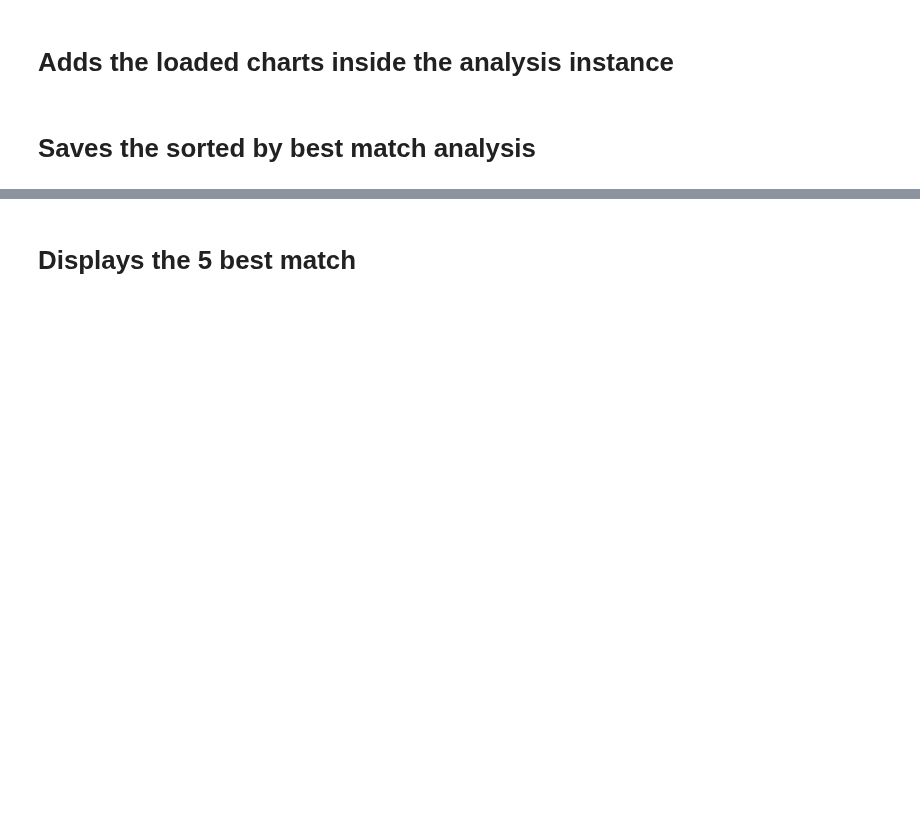
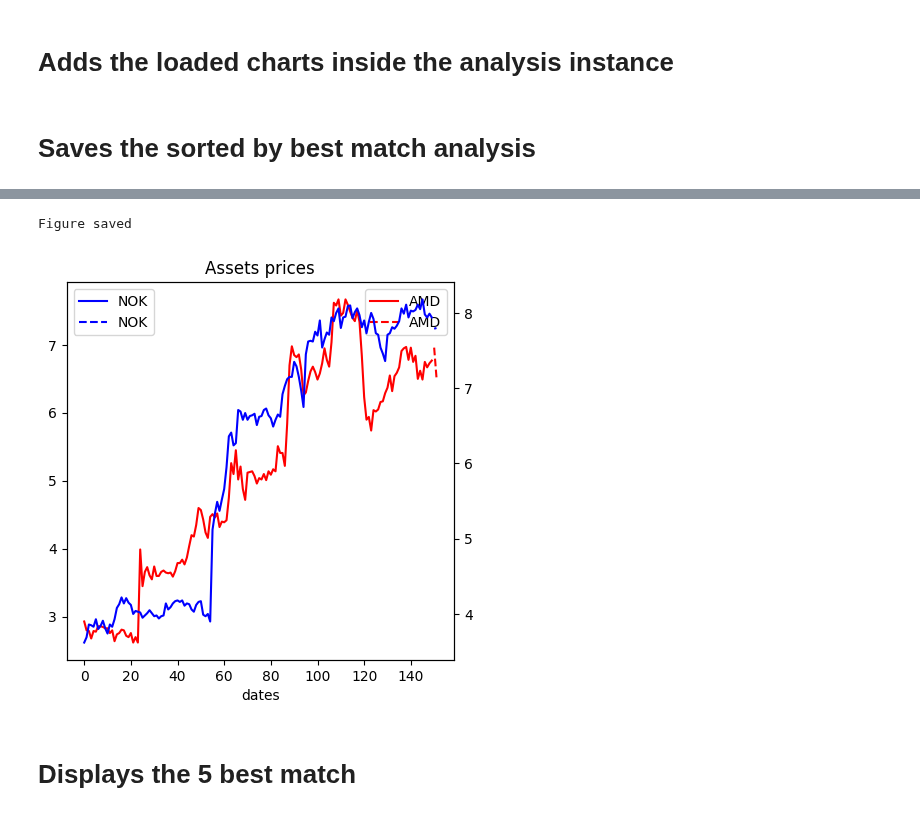
Before and after one commit to FinancialForecastingProject/Prediction, a Jupyter notebook: Notebook.ipynb, the cells around one changed output, grey strips where cells are left out. Drawn from its saved outputs; the diff is of its cells as text; code cells hidden in the pictures; blank space fills up the shorter version.

```diff
--- a/Notebook.ipynb
+++ b/Notebook.ipynb
@@ -974,3 +1088,8 @@ for batch in range(1,5):
+# %%
+Analysis.plot_prediction()
+# %% [output]
+Figure saved
+[figure, added]
 # %% [markdown]
 # Displays the 5 best match
 # %%
```
Also changed, not shown: parts of 8 cells of this notebook, 2 other files.
